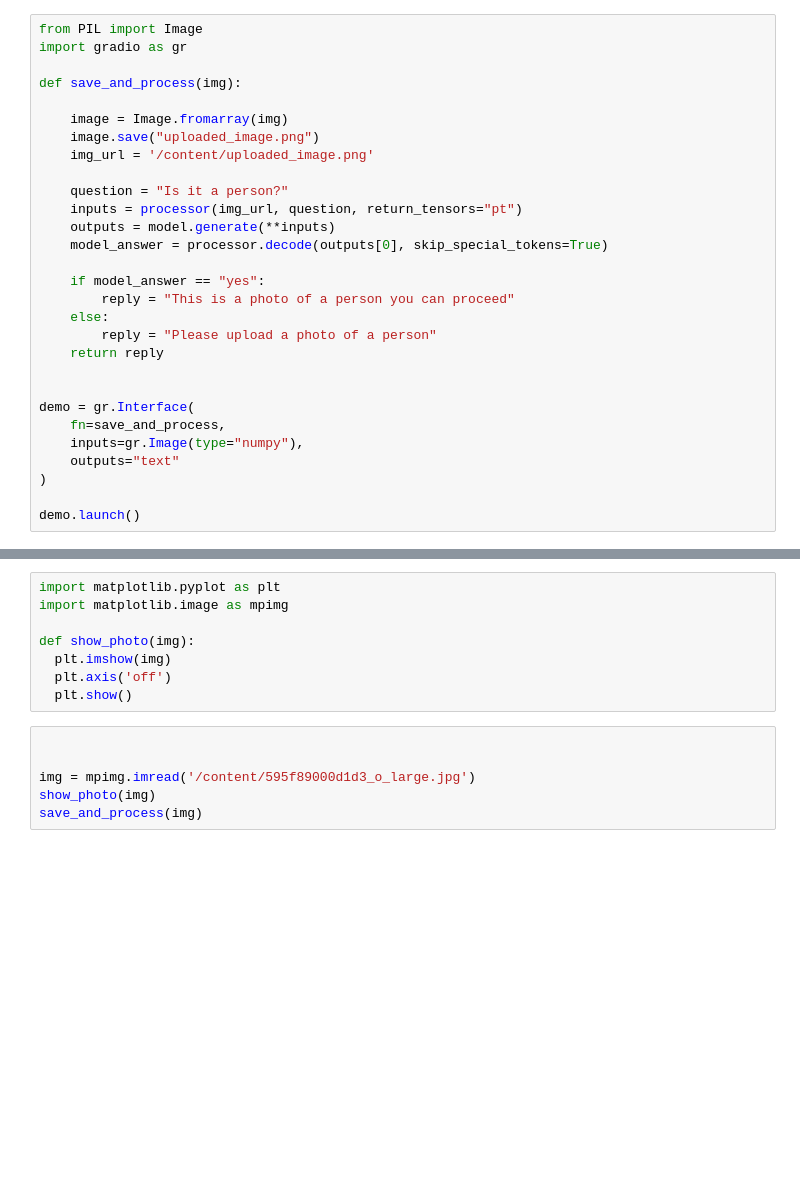
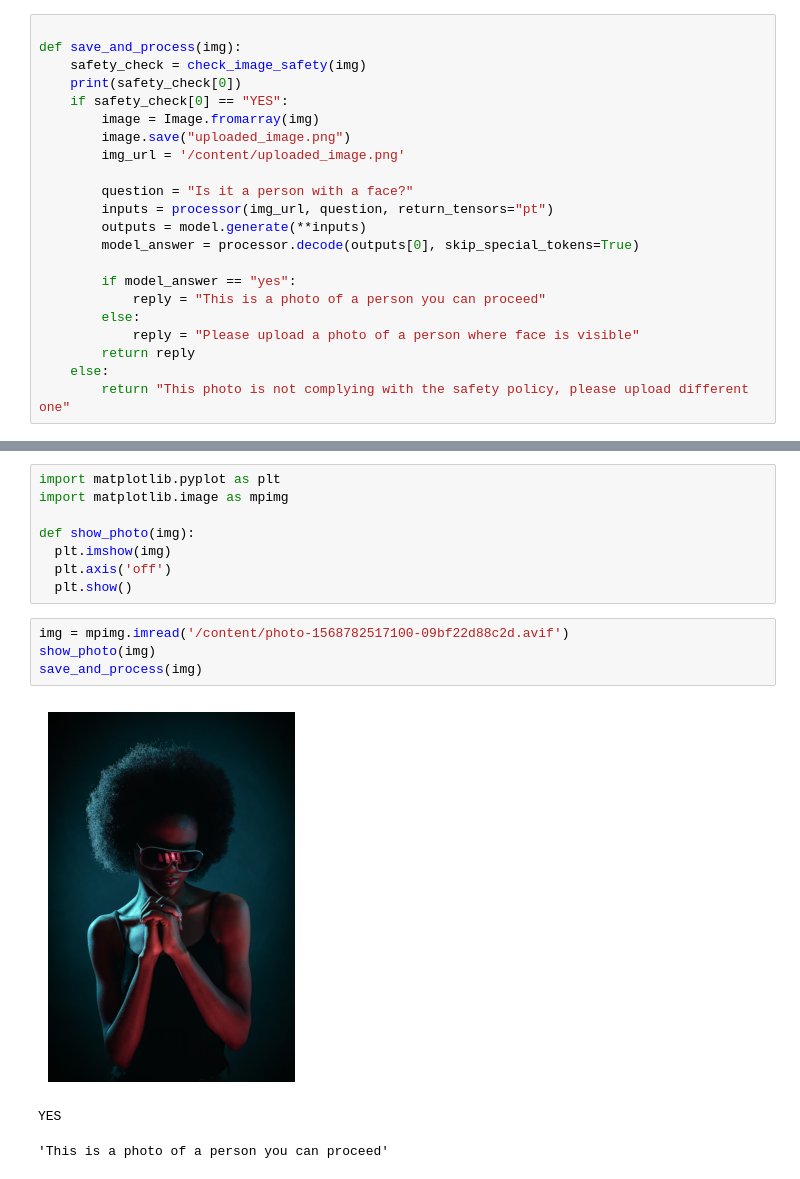
Before and after one commit to Gregory-lab-eng/python_Vistula, a Jupyter notebook: Profile_picture_validator.ipynb, the cells around one changed output, grey strips where cells are left out. Cells and saved outputs as stored; diff of their text form; blank space fills up the shorter version.

```diff
--- a/Profile_picture_validator.ipynb
+++ b/Profile_picture_validator.ipynb
@@ -37,32 +62,25 @@ Please note that authentication is recommended but still optional to access publ
 # %%
-from PIL import Image
-import gradio as gr
 
 def save_and_process(img):
+    safety_check = check_image_safety(img)
+    print(safety_check[0])
+    if safety_check[0] == "YES":
+        image = Image.fromarray(img)
+        image.save("uploaded_image.png")
+        img_url = '/content/uploaded_image.png'
 
-    image = Image.fromarray(img)
-    image.save("uploaded_image.png")
-    img_url = '/content/uploaded_image.png'
+        question = "Is it a person with a face?"
+        inputs = processor(img_url, question, return_tensors="pt")
+        outputs = model.generate(**inputs)
+        model_answer = processor.decode(outputs[0], skip_special_tokens=True)
 
-    question = "Is it a person?"
-    inputs = processor(img_url, question, return_tensors="pt")
-    outputs = model.generate(**inputs)
-    model_answer = processor.decode(outputs[0], skip_special_tokens=True)
-
-    if model_answer == "yes":
-        reply = "This is a photo of a person you can proceed"
+        if model_answer == "yes":
+            reply = "This is a photo of a person you can proceed"
+        else:
+            reply = "Please upload a photo of a person where face is visible"
+        return reply
     else:
-        reply = "Please upload a photo of a person"
-    return reply
-
-
-demo = gr.Interface(
-    fn=save_and_process,
-    inputs=gr.Image(type="numpy"),
-    outputs="text"
-)
-
-demo.launch()
+        return "This photo is not complying with the safety policy, please upload different one"
 # %% [markdown]
 sprawdzanie modelu na różnych typach person
 # %%
@@ -74,9 +92,11 @@ def show_photo(img):
   plt.axis('off')
   plt.show()
 # %%
-
-
-img = mpimg.imread('/content/595f89000d1d3_o_large.jpg')
+img = mpimg.imread('/content/photo-1568782517100-09bf22d88c2d.avif')
 show_photo(img)
 save_and_process(img)
+# %% [output]
+[figure, added]
+YES
+'This is a photo of a person you can proceed'
 # %%
```
Also changed, not shown: parts of 11 cells of this notebook.
